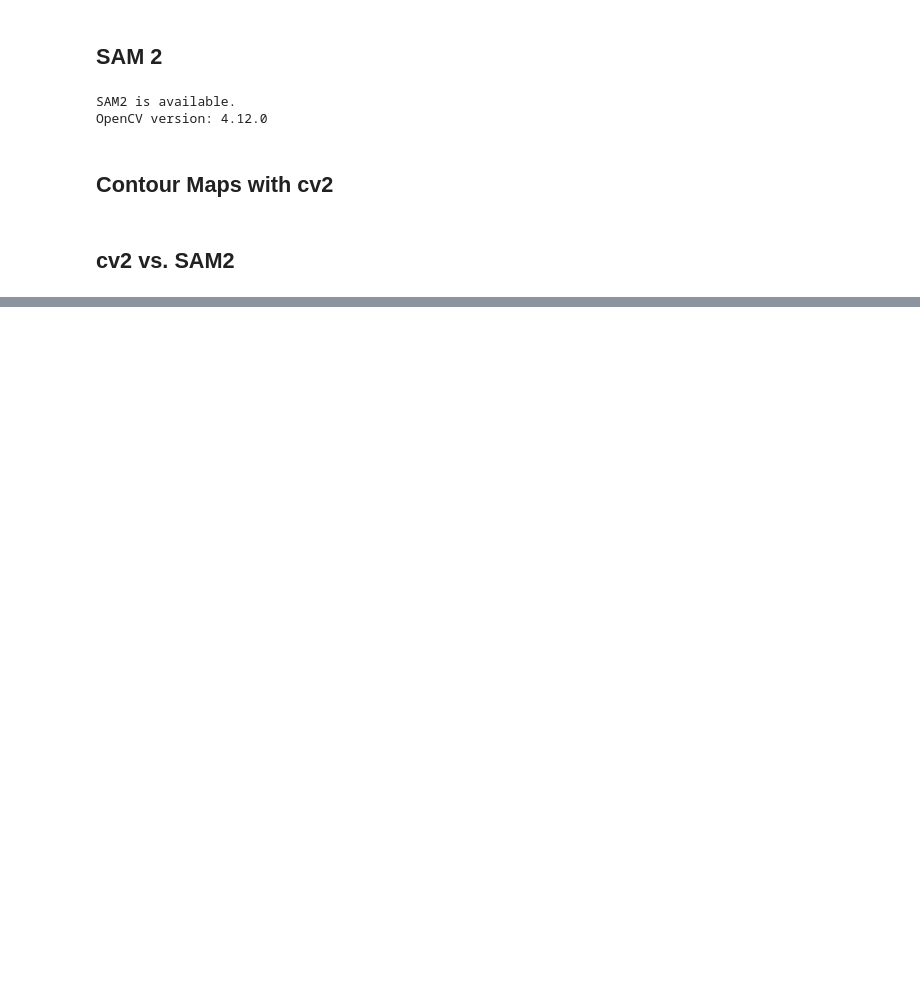
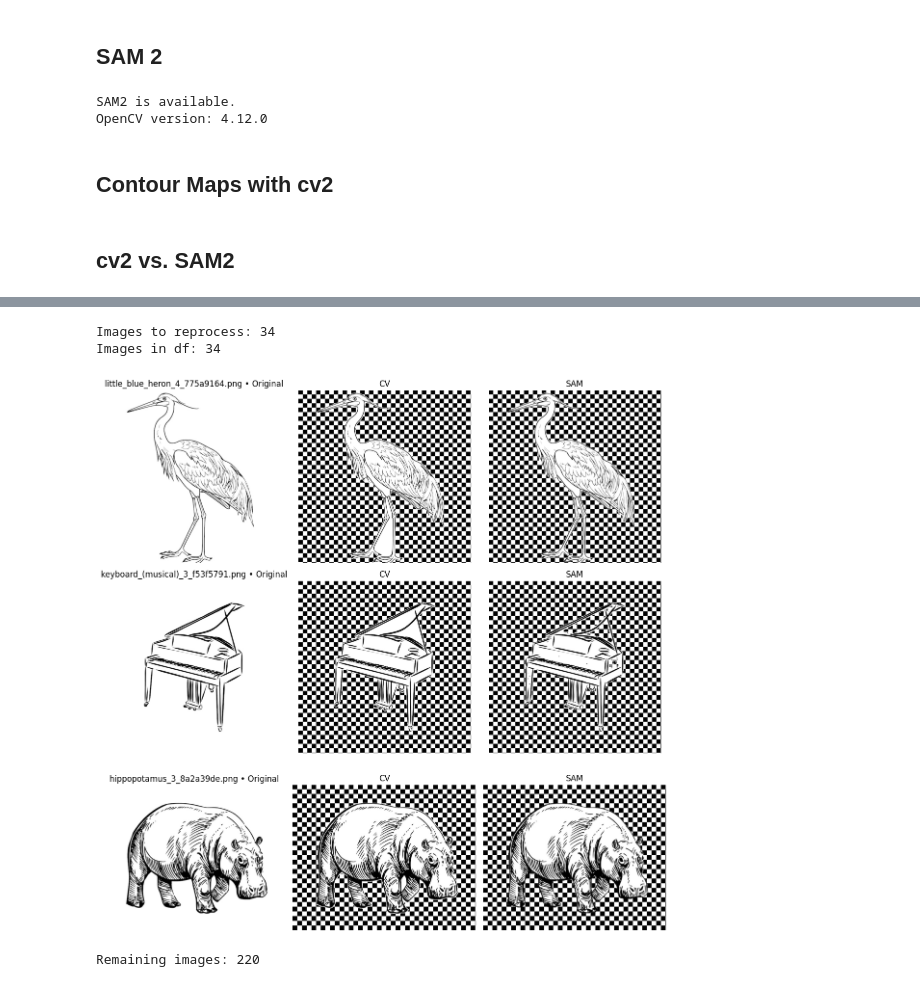
Before and after one commit to jonnemi/color-concept-entanglement, a Jupyter notebook: making_color_images/segment_outline.ipynb, the cells around one changed output, grey strips where cells are left out. Drawn from its saved outputs; the diff is of its cells as text; code cells hidden in the pictures; blank space fills up the shorter version.

```diff
--- a/making_color_images/segment_outline.ipynb
+++ b/making_color_images/segment_outline.ipynb
@@ -515,0 +574,53 @@ show_gallery(df, k=10)
+# %%
+# Third round for large gaps
+objects_with_gaps2 = {
+    "dandelion",
+    "keyboard_(musical)",
+    "padlock",
+    "cheetah",
+    "crown",
+    "oak",
+    "beets",
+    "flat-coated retriever",
+    "curly-coated retriever",
+    "Labrador retriever",
+    "asparagus",
+    "Chesapeake Bay retriever",
+    "little blue heron",
+    "hippopotamus",
+    "spoonbill",
+    "elk",
+    "Doberman",
+    "Old English sheepdog",
+    "ringlet",
+    "groundhog",
+    "sulphur butterfly",
+    "rooster",
+    "goat",
+    "hare",
+    "Samoyed",
+    "elephant",
+    "Christmas stocking",
+    "car wheel",
+    "Norwegian elkhound",
+    "Sealyham terrier",
+    "camel",
+    "tile roof",
+    "cloud",
+    "garlic"
+}
+print("Images to reprocess:", len(objects_with_gaps2))
+df_gaps2 = df[df["object"].isin(objects_with_gaps2)].copy()
+print("Images in df:", len(df_gaps2))
+create_masks(df_gaps2, dilate_px=4, close_px=9)
+show_gallery(df_gaps2, k=3)
+# %% [output]
+Images to reprocess: 34
+Images in df: 34
+[figure, added]
+# %%
+# Remove images to hard to segement
+df = df[~df["object"].isin(["elk", "ringlet", "donkey", "Labrador retriever", "sulphur butterfly", "groundhog"])].copy()
+print(f"Remaining images: {len(df)}")
+# %% [output]
+Remaining images: 220
```
Also changed, not shown: parts of 15 cells of this notebook, 3 other files.
